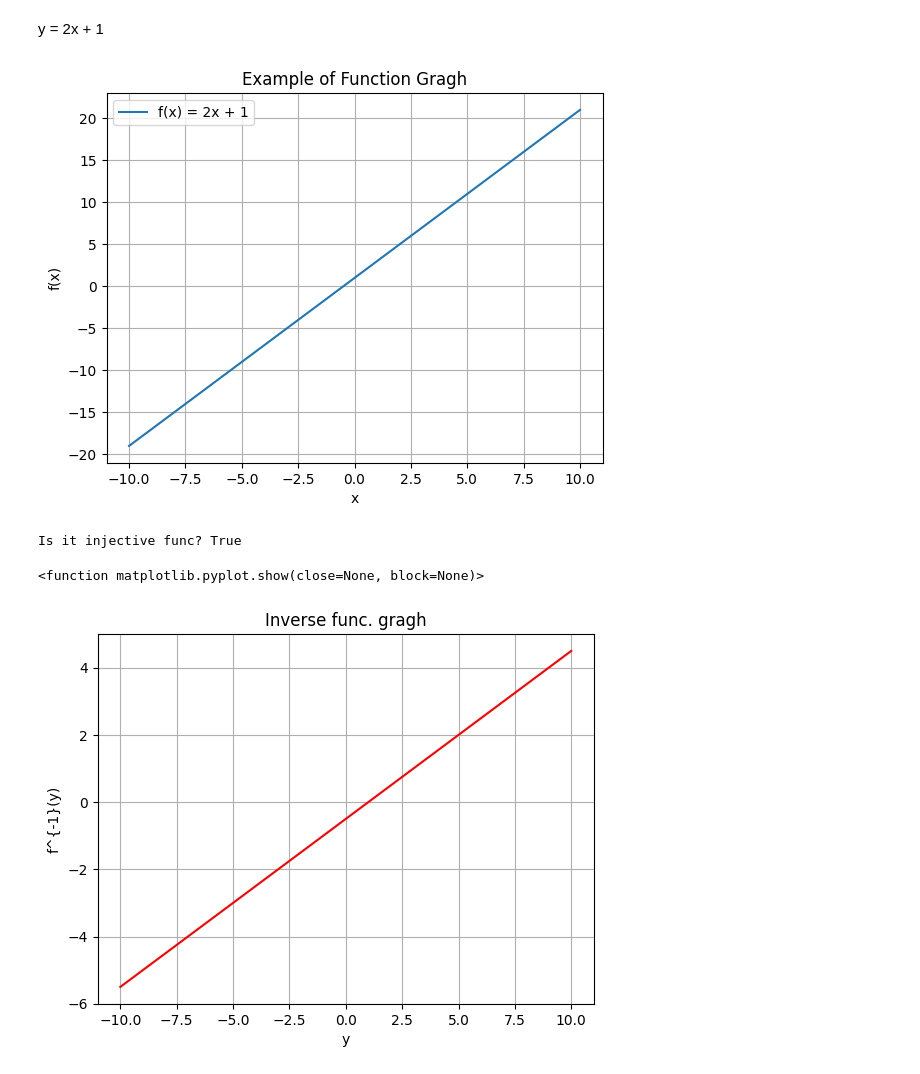
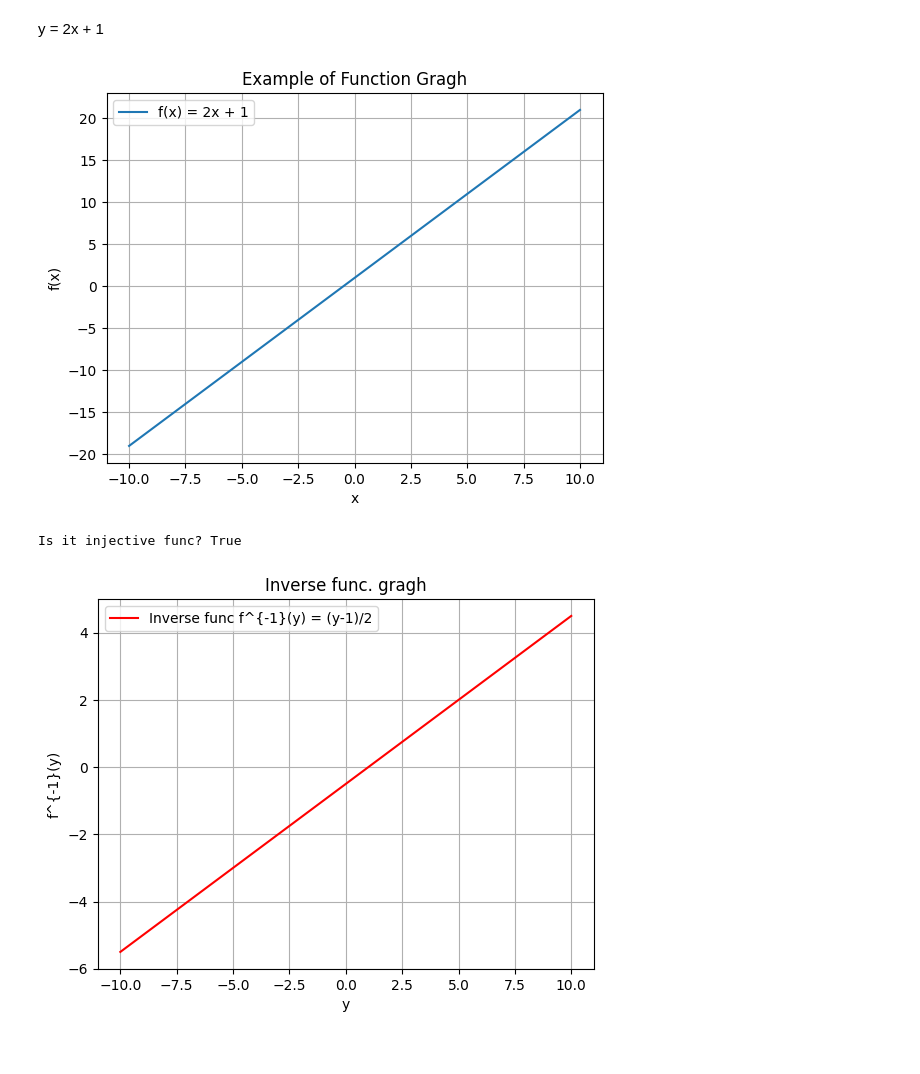
Before and after one commit to ccccc23247-ship-it/2026.DM, a Jupyter notebook: DM.ipynb, the cells around one changed output. Cells and saved outputs as stored; diff of their text form; code cells hidden in the pictures.

```diff
--- a/DM.ipynb
+++ b/DM.ipynb
@@ -21,34 +19,33 @@ plt.title('Example of Function Gragh')
 plt.legend()
 plt.grid(True)
 plt.show()
 
 def is_injective(f, domain):
   image = set()
   for x in domain:
     fx=f(x)
     if fx in image:
       return False
     image.add(fx)
   return True
 
 domain = range(-10,11)
 print("Is it injective func?", is_injective(f,domain))
 
 def inverse_f(y):
   return (y - 1)/2
 
 y_values = np.linspace(-10,10,100)
 x_values = inverse_f(y_values)
 
 plt.plot(y_values,x_values,label='Inverse func f^{-1}(y) = (y-1)/2',color='red')
 plt.xlabel('y')
 plt.ylabel('f^{-1}(y)')
 plt.title('Inverse func. gragh')
-plt.legend
+plt.legend()
 plt.grid(True)
-plt.show
+plt.show()
 # %% [output]
 [figure]
 Is it injective func? True
-<function matplotlib.pyplot.show(close=None, block=None)>
-[figure, old version]
+[figure, new version]
```
Also changed, not shown: parts of 1 cell of this notebook.
